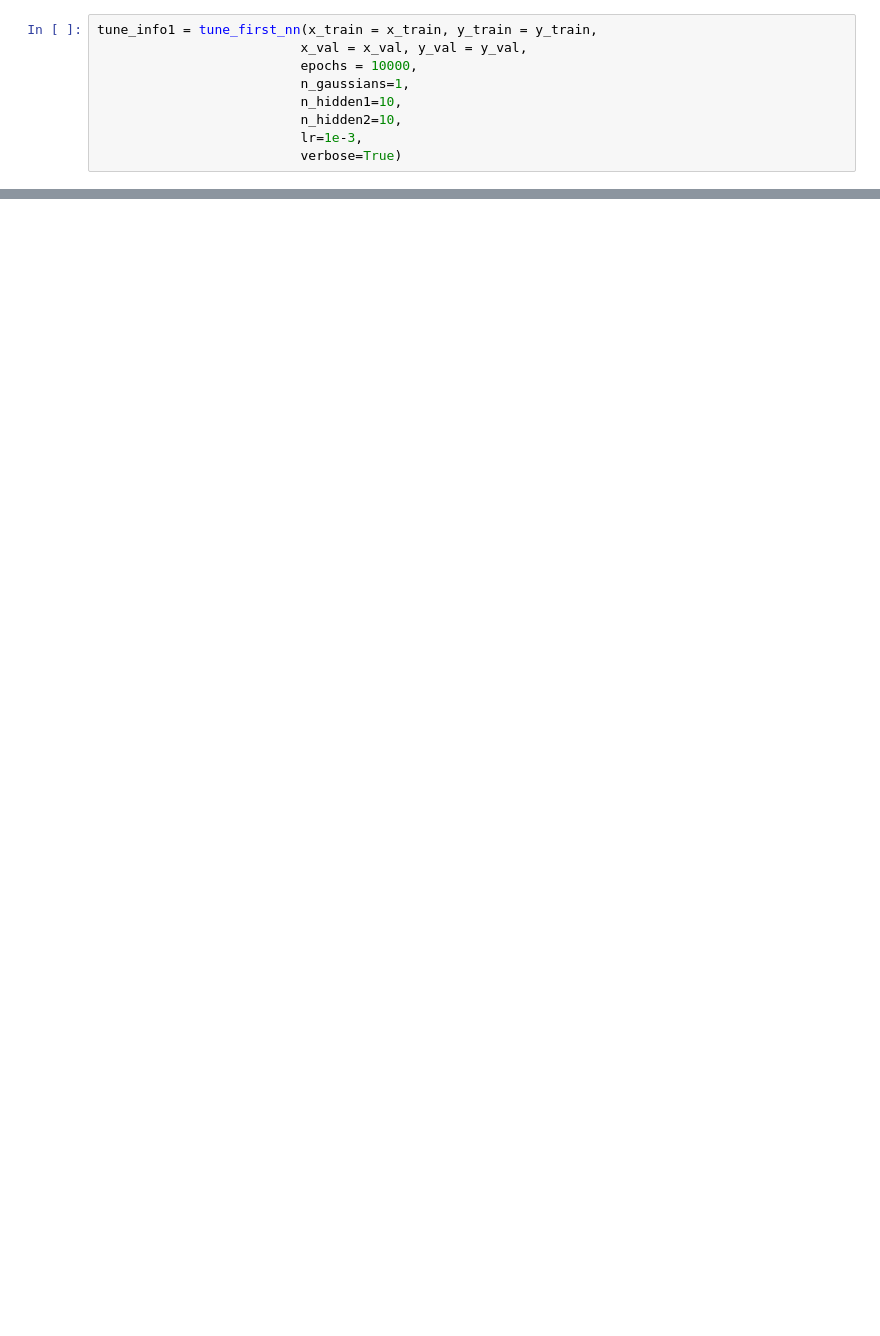
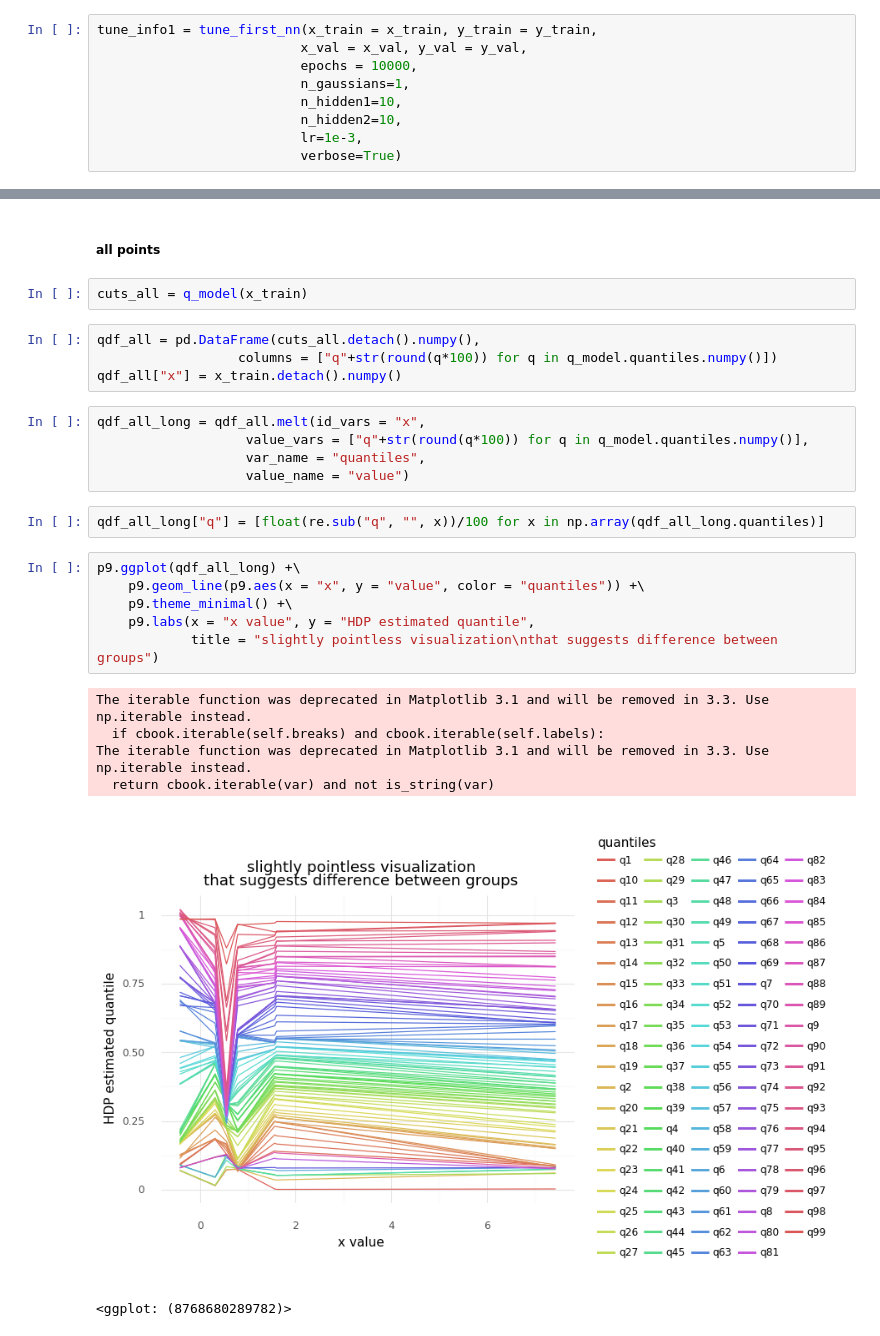
Before and after one commit to zhao-david/CDE-conformal, a Jupyter notebook: scratch/different_distribution_blocks.ipynb, the cells around one changed output, grey strips where cells are left out. Cells and saved outputs as stored; diff of their text form; blank space fills up the shorter version.

```diff
--- a/scratch/different_distribution_blocks.ipynb
+++ b/scratch/different_distribution_blocks.ipynb
@@ -1114,0 +1085,28 @@ The iterable function was deprecated in Matplotlib 3.1 and will be removed in 3.
+# %% [markdown]
+##### all points
+# %%
+cuts_all = q_model(x_train)
+# %%
+qdf_all = pd.DataFrame(cuts_all.detach().numpy(),
+                  columns = ["q"+str(round(q*100)) for q in q_model.quantiles.numpy()])
+qdf_all["x"] = x_train.detach().numpy()
+# %%
+qdf_all_long = qdf_all.melt(id_vars = "x",
+                   value_vars = ["q"+str(round(q*100)) for q in q_model.quantiles.numpy()],
+                   var_name = "quantiles",
+                   value_name = "value")
+# %%
+qdf_all_long["q"] = [float(re.sub("q", "", x))/100 for x in np.array(qdf_all_long.quantiles)]
+# %%
+p9.ggplot(qdf_all_long) +\
+    p9.geom_line(p9.aes(x = "x", y = "value", color = "quantiles")) +\
+    p9.theme_minimal() +\
+    p9.labs(x = "x value", y = "HDP estimated quantile",
+            title = "slightly pointless visualization\nthat suggests difference between groups")
+# %% [output]
+The iterable function was deprecated in Matplotlib 3.1 and will be removed in 3.3. Use np.iterable instead.
+  if cbook.iterable(self.breaks) and cbook.iterable(self.labels):
+The iterable function was deprecated in Matplotlib 3.1 and will be removed in 3.3. Use np.iterable instead.
+  return cbook.iterable(var) and not is_string(var)
+[figure, added]
+<ggplot: (8768680289782)>
```
Also changed, not shown: parts of 80 cells of this notebook.
